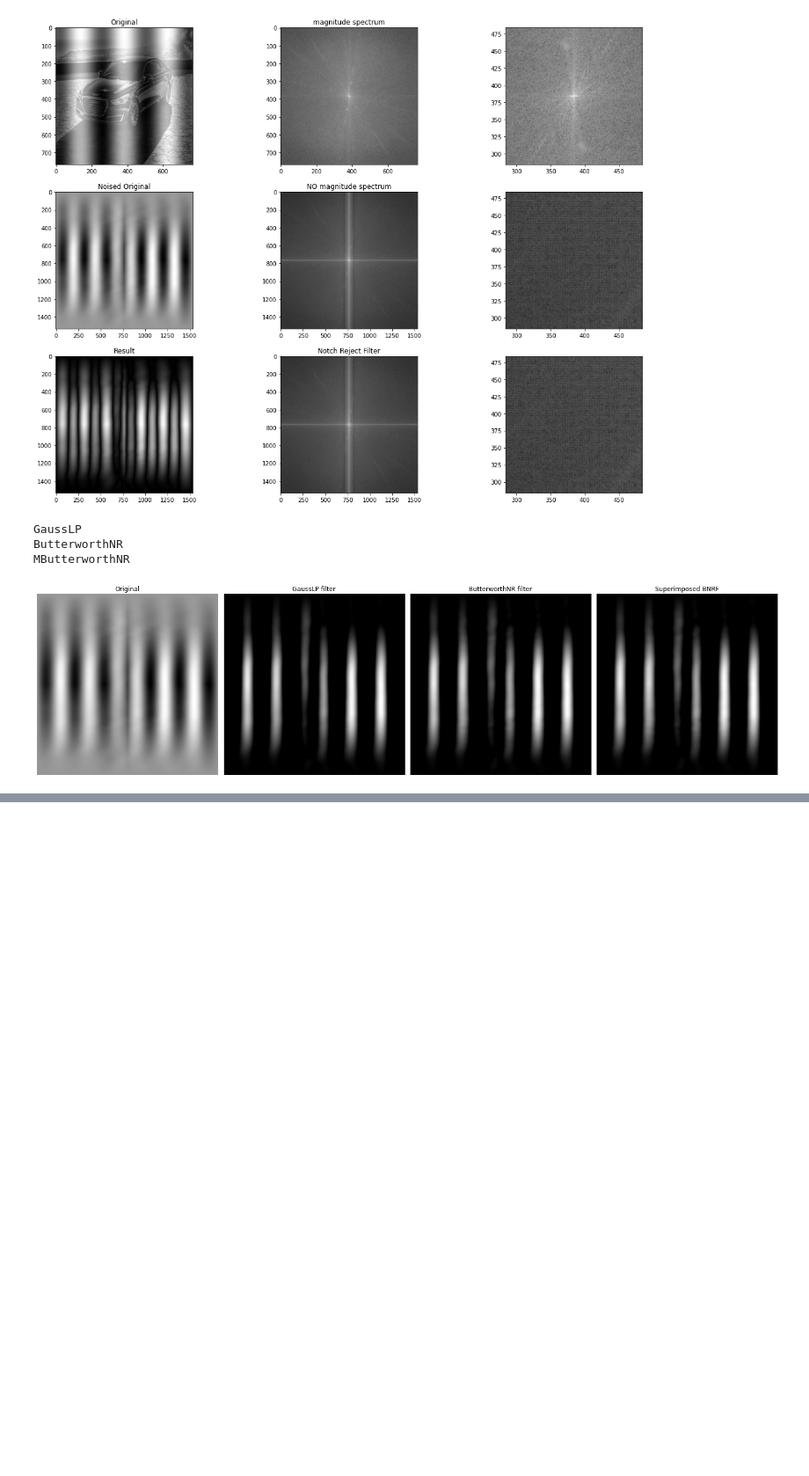
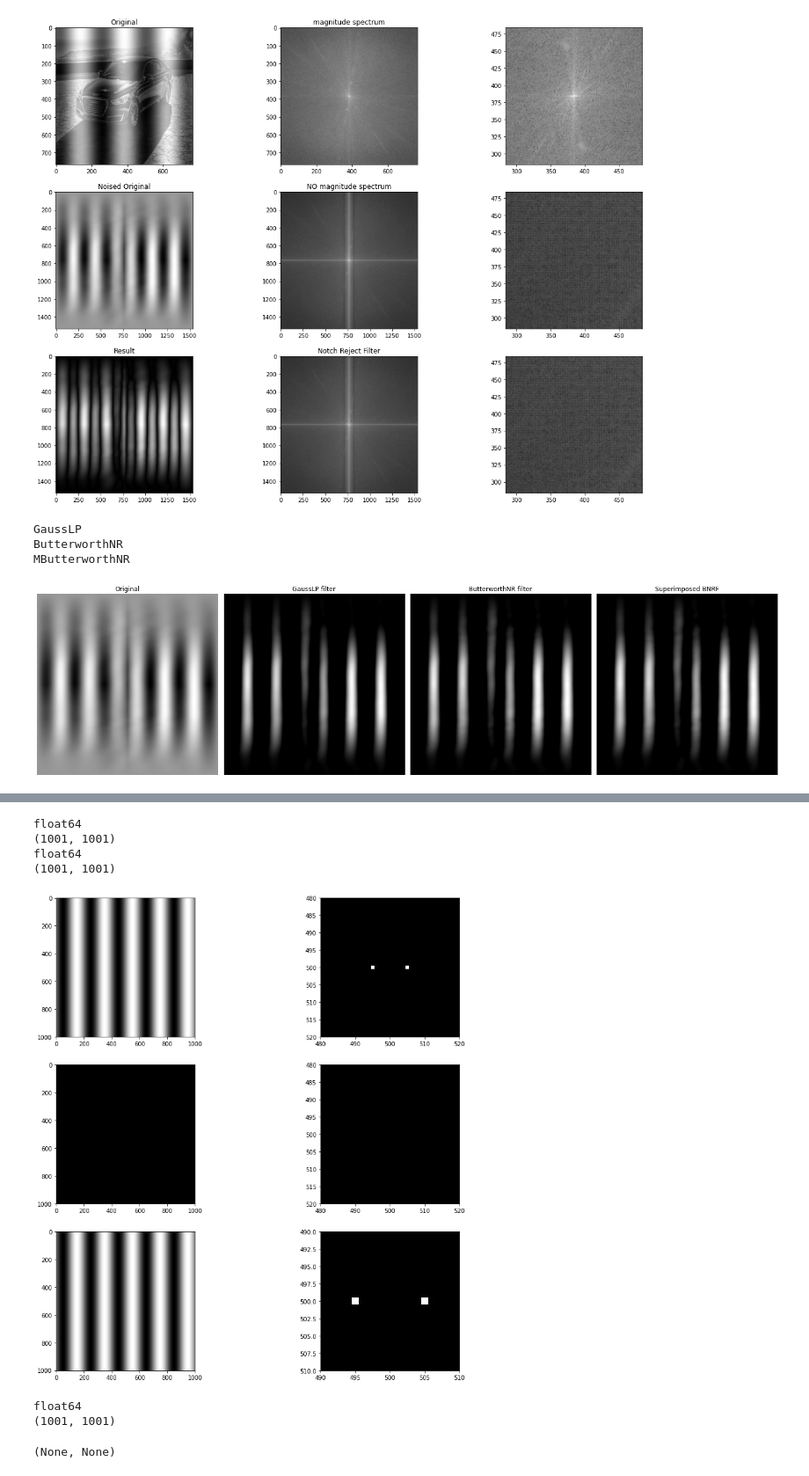
Before and after one commit to mckang6113875/AP_Test_OPEN, a Jupyter notebook: Image_Noise_Canceling_edit1.ipynb, the cells around one changed output, grey strips where cells are left out. Shown at 88% size. Drawn from its saved outputs; the diff is of its cells as text; code cells hidden in the pictures; blank space fills up the shorter version.

```diff
--- a/Image_Noise_Canceling_edit1.ipynb
+++ b/Image_Noise_Canceling_edit1.ipynb
@@ -329,0 +362,62 @@ MButterworthNR
+# %%
+# gratings.py
+import numpy as np
+import matplotlib.pyplot as plt
+x = np.arange(-500, 501, 1)
+X, Y = np.meshgrid(x, x)
+wavelength = 200
+angle = 0
+###########################################################################
+grating1 = np.sin(2*np.pi*(X*np.cos(angle)) / wavelength)
+grating2 = np.sin(2*np.pi*(Y*np.sin(angle)) / wavelength)
+grating3 = np.sin(2*np.pi*(X*np.cos(angle) + Y*np.sin(angle)) / wavelength)
+###########################################################################
+fig = plt.figure(figsize=(15, 15))
+plt.set_cmap("gray")
+plt.subplot(321)
+plt.imshow(grating1)
+# Calculate Fourier transform of grating
+ft1 = np.fft.ifftshift(grating1) #f = np.fft.fft2(original) & fshift = np.fft.fftshift(f)
+ft1 = np.fft.fft2(ft1)
+ft1 = np.fft.fftshift(ft1)
+plt.subplot(322)
+plt.imshow(abs(ft1))
+plt.xlim([480, 520])
+plt.ylim([520, 480])  # Note, order is reversed for y
+#plt.show()
+print(grating1.dtype), print(grating1.shape)
+###########################################################################
+plt.subplot(323)
+plt.imshow(grating2)
+# Calculate Fourier transform of grating
+ft2 = np.fft.ifftshift(grating2)
+ft2 = np.fft.fft2(ft2)
+ft2 = np.fft.fftshift(ft2)
+plt.subplot(324)
+plt.imshow(abs(ft2))
+plt.xlim([480, 520])
+plt.ylim([520, 480])  # Note, order is reversed for y
+#plt.show()
+print(grating2.dtype), print(grating2.shape)
+###########################################################################
+plt.subplot(325)
+plt.imshow(grating3)
+# Calculate Fourier transform of grating
+ft3 = np.fft.ifftshift(grating3)
+ft3 = np.fft.fft2(ft3)
+ft3 = np.fft.fftshift(ft3)
+plt.subplot(326)
+plt.imshow(abs(ft3))
+plt.xlim([490, 510])
+plt.ylim([510, 490])  # Note, order is reversed for y
+plt.show()
+print(grating3.dtype), print(grating3.shape)
+# %% [output]
+float64
+(1001, 1001)
+float64
+(1001, 1001)
+[figure, added]
+float64
+(1001, 1001)
+(None, None)
```
Also changed, not shown: parts of 7 cells of this notebook.
